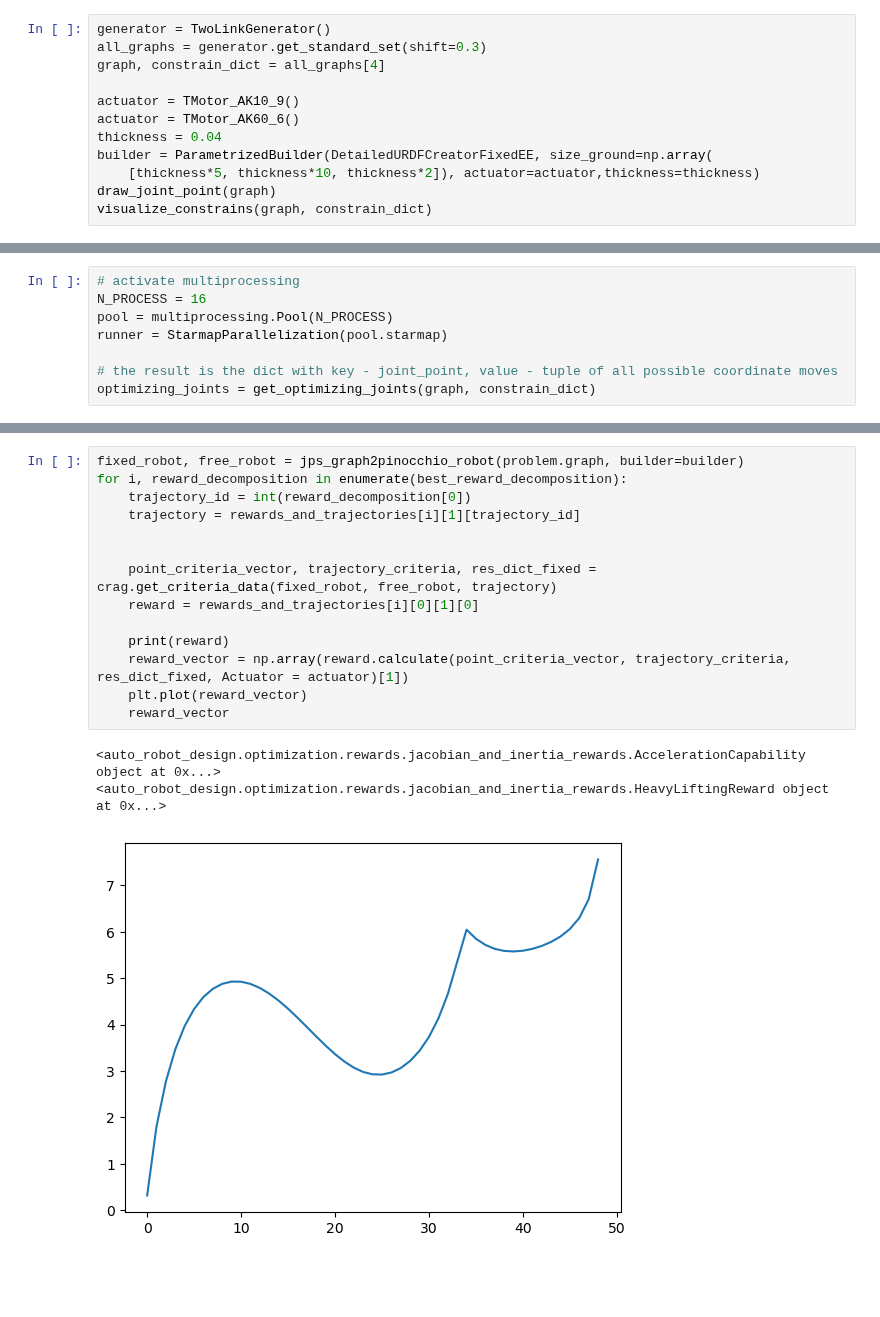
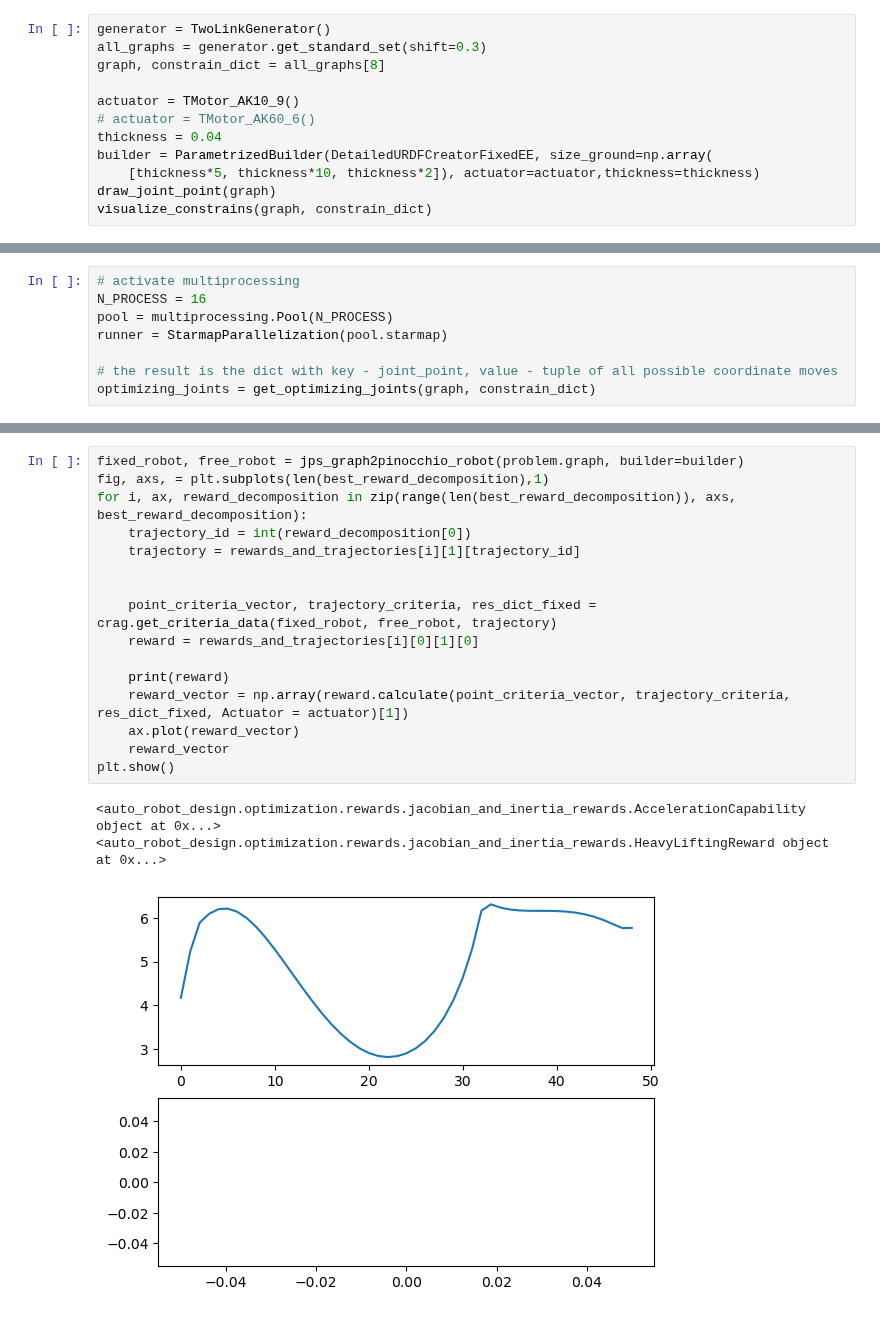
Before and after one commit to LicAiBeerLab/auto-robotics-design, a Jupyter notebook: apps/optimize/single_topology_optimization.ipynb, the cells around one changed output, grey strips where cells are left out. Drawn from its saved outputs; the diff is of its cells as text; blank space fills up the shorter version.

```diff
--- a/apps/optimize/single_topology_optimization.ipynb
+++ b/apps/optimize/single_topology_optimization.ipynb
@@ -32,10 +32,10 @@ from auto_robot_design.description.builder import ParametrizedBuilder, DetailedU
 # %%
 generator = TwoLinkGenerator()
 all_graphs = generator.get_standard_set(shift=0.3)
-graph, constrain_dict = all_graphs[4]
+graph, constrain_dict = all_graphs[8]
 
 actuator = TMotor_AK10_9()
-actuator = TMotor_AK60_6()
+# actuator = TMotor_AK60_6()
 thickness = 0.04
 builder = ParametrizedBuilder(DetailedURDFCreatorFixedEE, size_ground=np.array(
     [thickness*5, thickness*10, thickness*2]), actuator=actuator,thickness=thickness)
@@ -231,18 +231,20 @@ draw_joint_point(problem.graph)
 # %%
 fixed_robot, free_robot = jps_graph2pinocchio_robot(problem.graph, builder=builder)
-for i, reward_decomposition in enumerate(best_reward_decomposition):
+fig, axs, = plt.subplots(len(best_reward_decomposition),1)
+for i, ax, reward_decomposition in zip(range(len(best_reward_decomposition)), axs, best_reward_decomposition):
     trajectory_id = int(reward_decomposition[0])
     trajectory = rewards_and_trajectories[i][1][trajectory_id]
 
 
     point_criteria_vector, trajectory_criteria, res_dict_fixed = crag.get_criteria_data(fixed_robot, free_robot, trajectory)
     reward = rewards_and_trajectories[i][0][1][0]
 
     print(reward)
     reward_vector = np.array(reward.calculate(point_criteria_vector, trajectory_criteria, res_dict_fixed, Actuator = actuator)[1])
-    plt.plot(reward_vector)
+    ax.plot(reward_vector)
     reward_vector
+plt.show()
 # %% [output]
 <auto_robot_design.optimization.rewards.jacobian_and_inertia_rewards.AccelerationCapability object at 0x...>
 <auto_robot_design.optimization.rewards.jacobian_and_inertia_rewards.HeavyLiftingReward object at 0x...>
-[figure, old version]
+[figure, new version]
```
Also changed, not shown: parts of 13 cells of this notebook, 10 other files.
